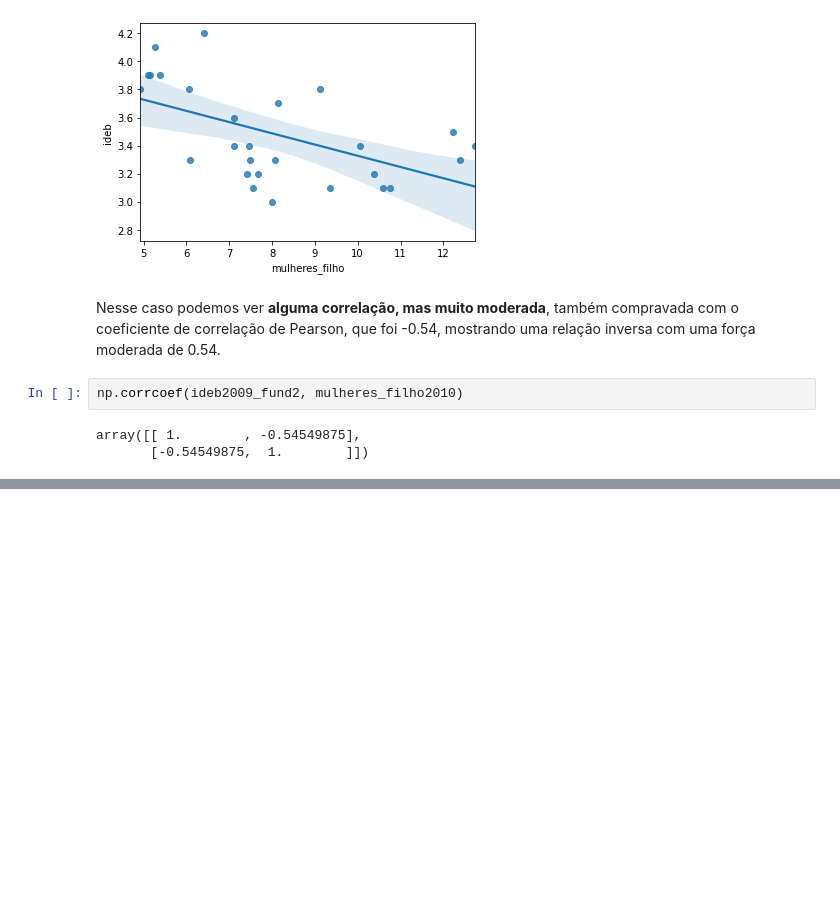
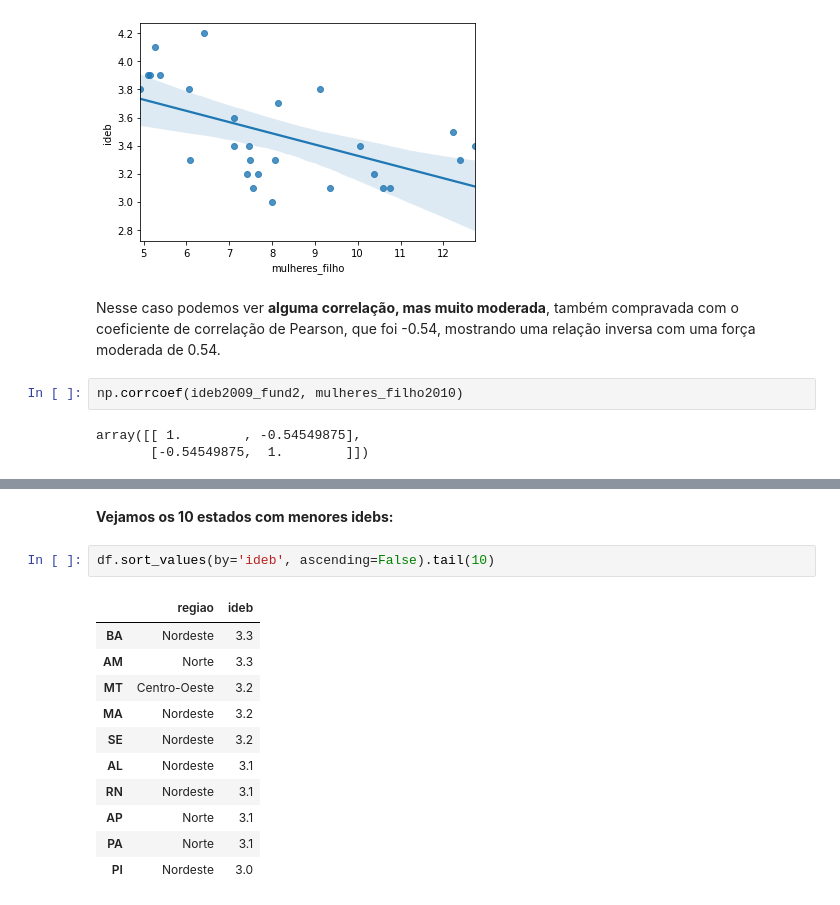
Before and after one commit to viniciuslettieri/analytica, a Jupyter notebook: Educacao_Brasileira/educacao_brasileira.ipynb, the cells around one changed output, grey strips where cells are left out. Saved outputs shown, nothing was run; the diff lists cells and outputs as text; blank space fills up the shorter version.

```diff
--- a/Educacao_Brasileira/educacao_brasileira.ipynb
+++ b/Educacao_Brasileira/educacao_brasileira.ipynb
@@ -821,0 +851,16 @@ array([[ 1.        , -0.54549875],
+# %% [markdown]
+**Vejamos os 10 estados com menores idebs:**
+# %%
+df.sort_values(by='ideb', ascending=False).tail(10)
+# %% [output]
+|  | regiao | ideb |
+| BA | Nordeste | 3.3 |
+| AM | Norte | 3.3 |
+| MT | Centro-Oeste | 3.2 |
+| MA | Nordeste | 3.2 |
+| SE | Nordeste | 3.2 |
+| AL | Nordeste | 3.1 |
+| RN | Nordeste | 3.1 |
+| AP | Norte | 3.1 |
+| PA | Norte | 3.1 |
+| PI | Nordeste | 3.0 |
```
Also changed, not shown: parts of 9 cells of this notebook.
